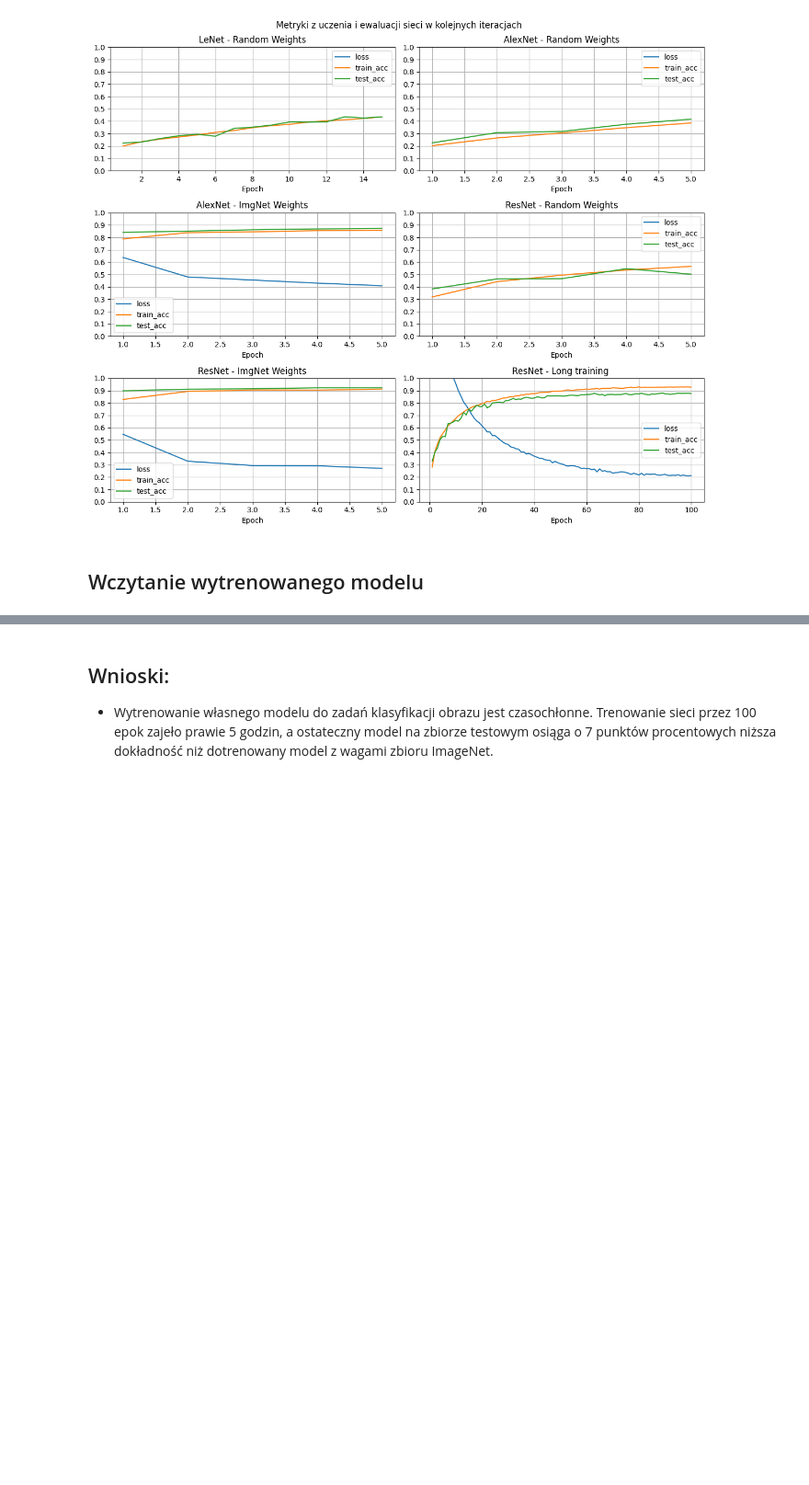
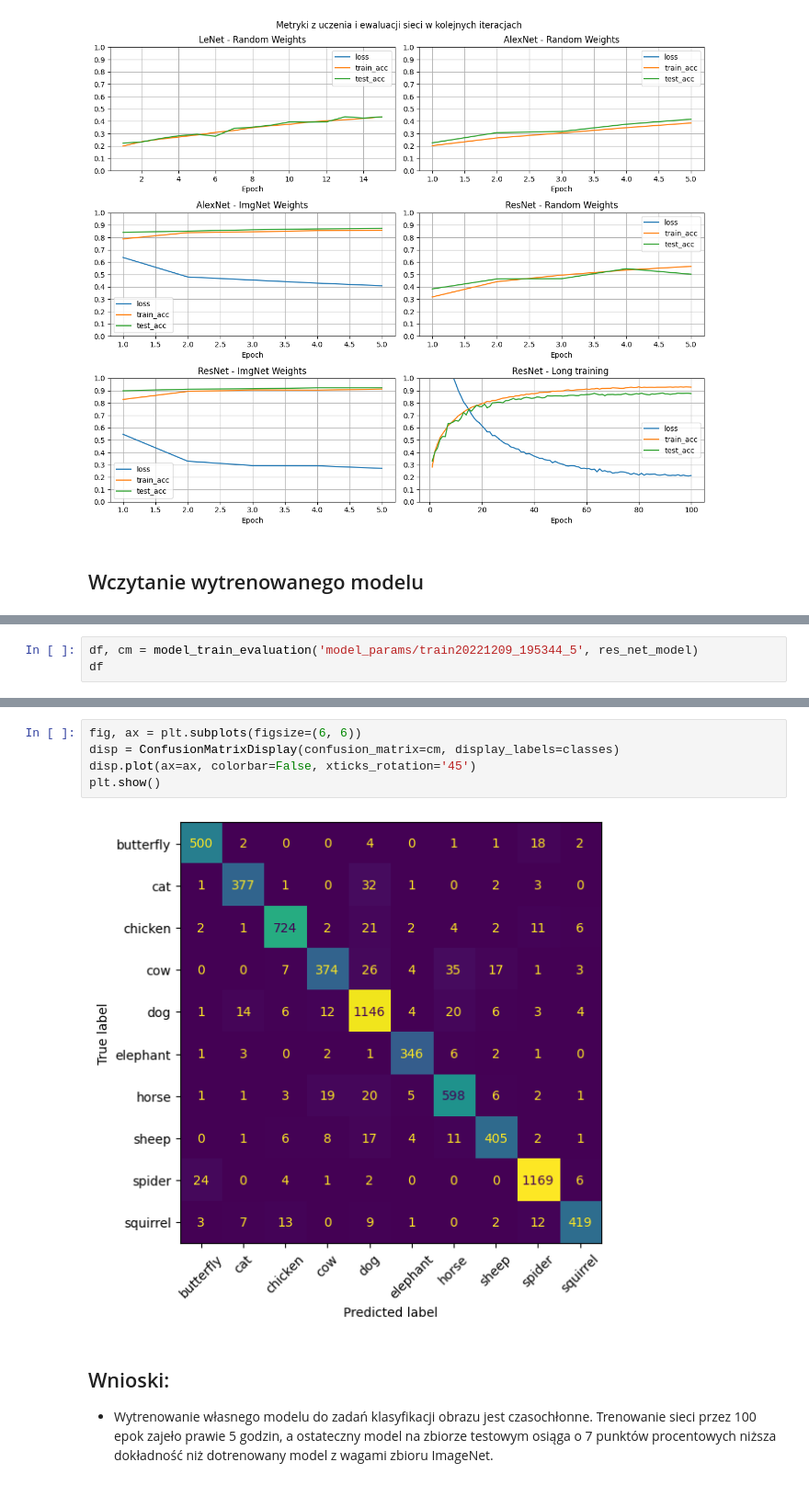
Before and after one commit to CptQuak/projekt_um_imagerec, a Jupyter notebook: przyklad_plotu.ipynb, the cells around one changed output, grey strips where cells are left out. Shown at 92% size. Saved outputs shown, nothing was run; the diff lists cells and outputs as text; blank space fills up the shorter version.

```diff
--- a/przyklad_plotu.ipynb
+++ b/przyklad_plotu.ipynb
@@ -158,0 +161,3 @@ array([[ 466,    6,    5,    3,    8,    1,    3,    1,   30,    5],
+# %%
+df, cm = model_train_evaluation('model_params/train20221209_195344_5', res_net_model)
+df
@@ -159,3 +178,10 @@ array([[ 466,    6,    5,    3,    8,    1,    3,    1,   30,    5],
+# %%
+fig, ax = plt.subplots(figsize=(6, 6))
+disp = ConfusionMatrixDisplay(confusion_matrix=cm, display_labels=classes)
+disp.plot(ax=ax, colorbar=False, xticks_rotation='45')
+plt.show()
+# %% [output]
+[figure, added]
 # %% [markdown]
 ## Wnioski:
 - Wytrenowanie własnego modelu do zadań klasyfikacji obrazu jest czasochłonne. Trenowanie sieci przez 100 epok zajeło prawie 5 godzin, a ostateczny model na zbiorze testowym osiąga o 7 punktów procentowych niższa dokładność niż dotrenowany model z wagami zbioru ImageNet.
```
Also changed, not shown: parts of 5 cells of this notebook, 2 other files.
